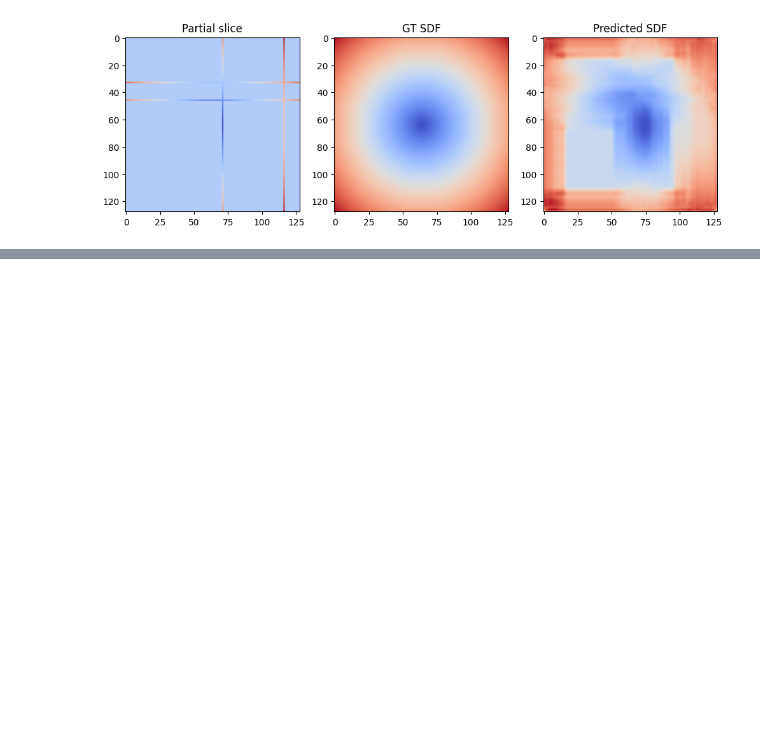
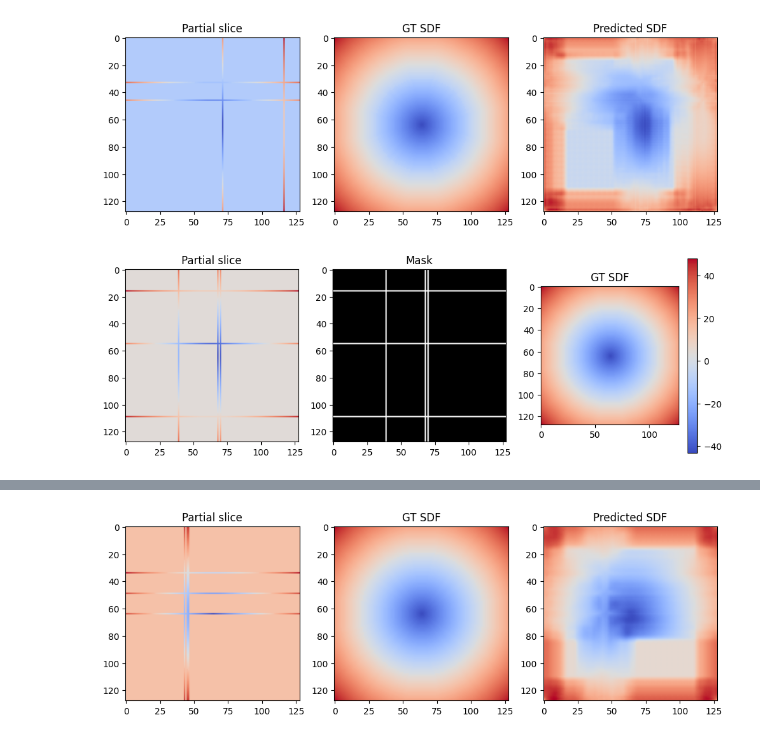
Before and after one commit to Jrativa/PRIM, a Jupyter notebook: src/exp_2D.ipynb, the cells around one changed output, grey strips where cells are left out. Cells and saved outputs as stored; diff of their text form; code cells hidden in the pictures; blank space fills up the shorter version.

```diff
--- a/src/exp_2D.ipynb
+++ b/src/exp_2D.ipynb
@@ -108,12 +108,12 @@ def create_slices(sdf, n_h=1, n_v=1, margin=10):
 # -----------------------------------------------------
 
 class SDFDataset(Dataset):
-    def __init__(self, n_samples=500, size=128):
+    def __init__(self, n_samples=500, size=128, n_h=2, n_v=2):
         self.data = []
         for _ in range(n_samples):
             mask = create_random_shape(size)
             sdf = sdf_from_mask(mask)
-            partial, mask_s = create_slices(sdf, n_h=2, n_v=2)
+            partial, mask_s = create_slices(sdf, n_h=n_h, n_v=n_v)
             self.data.append((partial, mask_s, sdf))
 
     def __len__(self):
@@ -268,0 +314,34 @@ Epoch 10/10 - Loss: 4.8541
+# %%
+dataset = SDFDataset(n_samples=300, n_h=3, n_v=3)
+loader = DataLoader(dataset, batch_size=4, shuffle=True)
+
+model = UNetSmall()
+opt = optim.Adam(model.parameters(), lr=1e-3)
+
+# Visualize one example from dataset
+partial, sdf_gt = dataset[0]
+plt.figure(figsize=(12,4))
+plt.subplot(1,3,1); plt.title("Partial slice"); plt.imshow(partial[0], cmap='coolwarm')
+plt.subplot(1,3,2); plt.title("Mask"); plt.imshow(partial[1], cmap='gray')
+plt.subplot(1,3,3); plt.title("GT SDF"); plt.imshow(sdf_gt[0], cmap='coolwarm'); plt.colorbar()
+plt.show()
+
+
+print("Training...")
+for epoch in range(10):
+    for x, gt in loader:
+        x, gt = x, gt
+        pred = model(x)
+
+        partial = x[:, 0:1]
+        mask = x[:, 1:2]
+
+        loss = loss_function(pred, gt, partial, mask)
+
+        opt.zero_grad()
+        loss.backward()
+        opt.step()
+
+    print(f"Epoch {epoch+1}/10 - Loss: {loss.item():.4f}")
+# %% [output]
+[figure, added]
@@ -268,0 +359 @@ Epoch 10/10 - Loss: 4.8541
+[figure, added]
```
Also changed, not shown: parts of 3 cells of this notebook.
